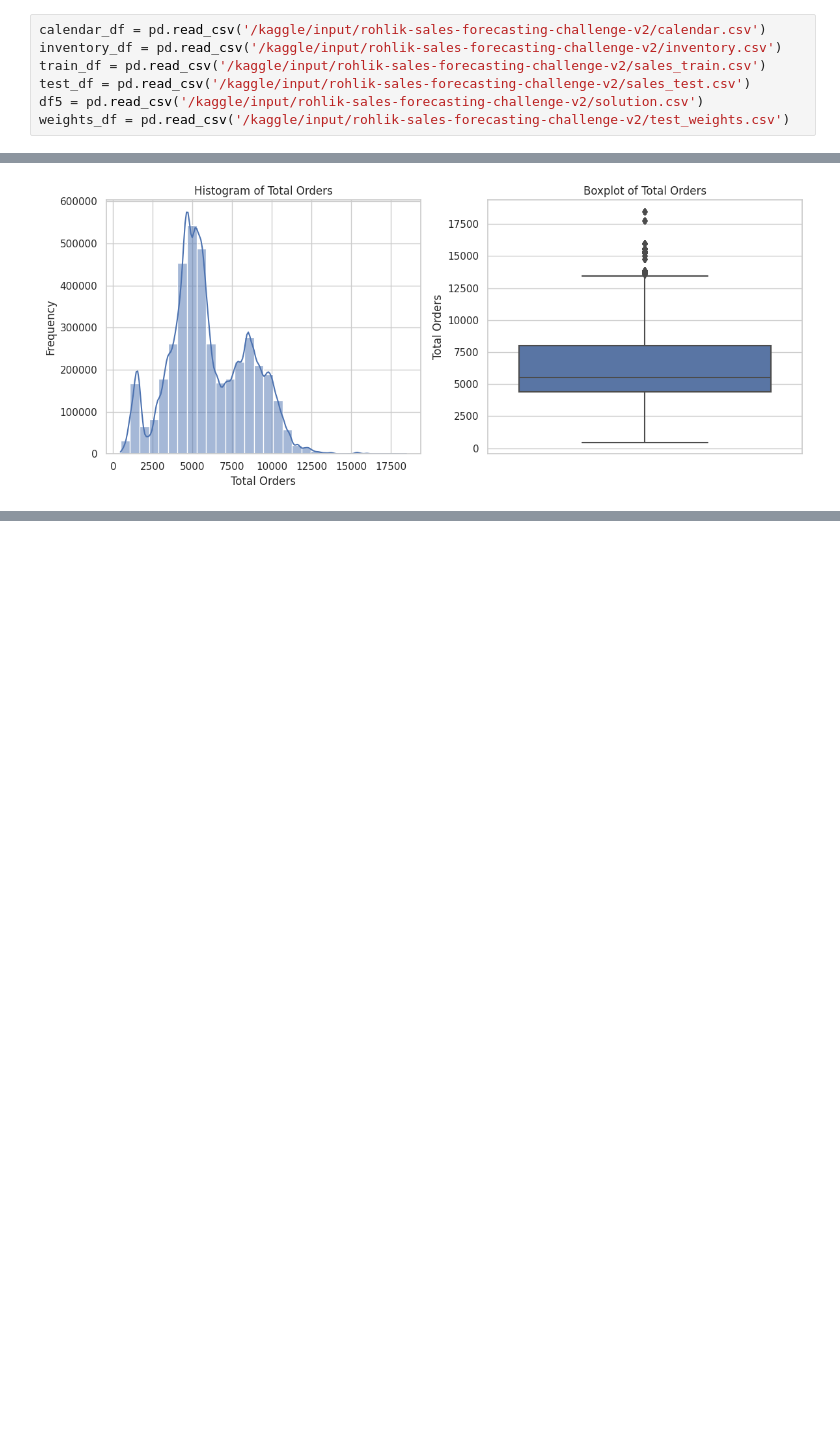
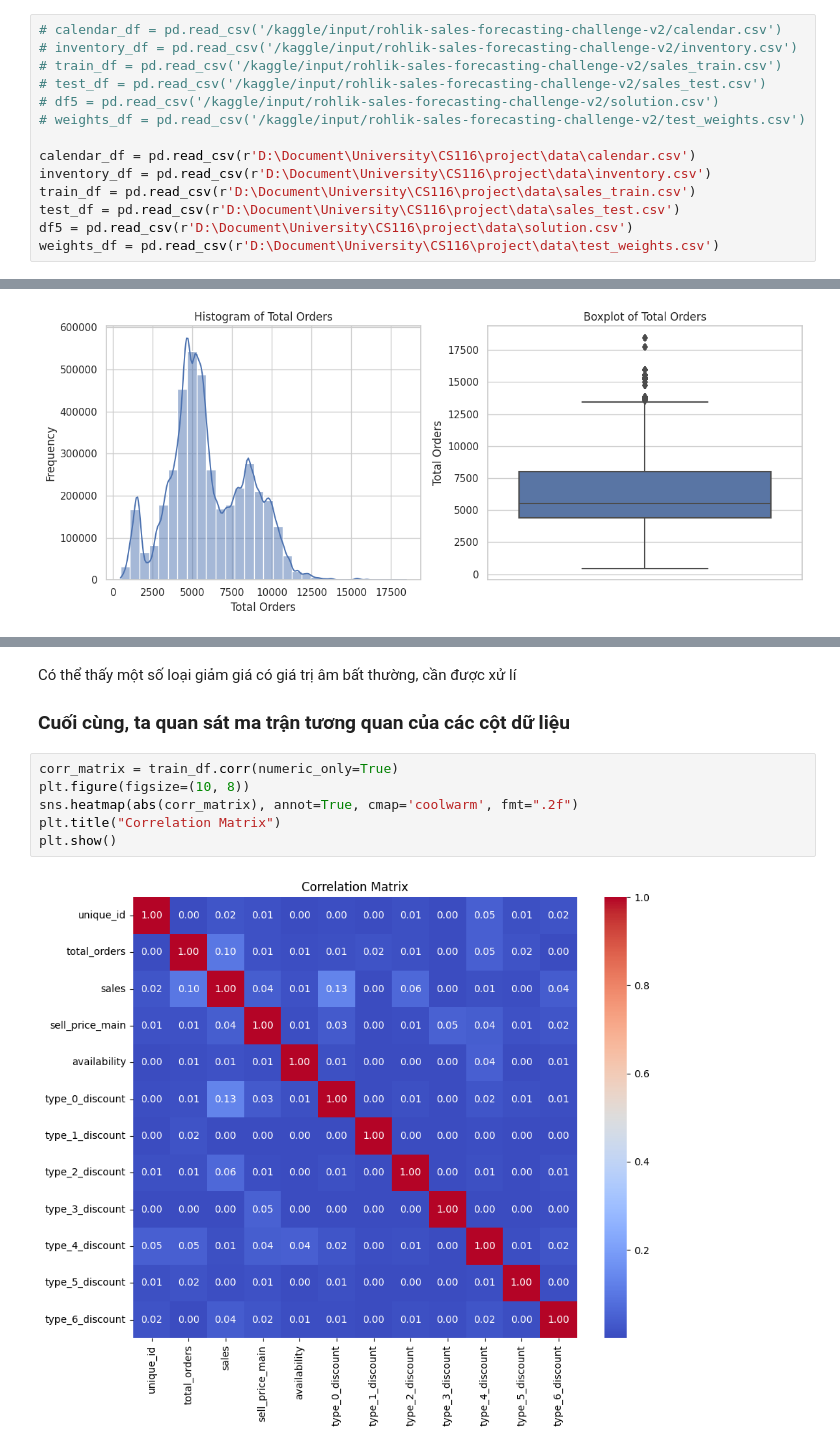
Before and after one commit to doquanglucuit/CS116, a Jupyter notebook: project/EDA.ipynb, the cells around one changed output, grey strips where cells are left out. Saved outputs shown, nothing was run; the diff lists cells and outputs as text; blank space fills up the shorter version.

Commit message:
project

```diff
--- a/project/EDA.ipynb
+++ b/project/EDA.ipynb
@@ -43,12 +43,19 @@ import joblib
 # %% [markdown]
 # Load data
 # %%
-calendar_df = pd.read_csv('/kaggle/input/rohlik-sales-forecasting-challenge-v2/calendar.csv')
-inventory_df = pd.read_csv('/kaggle/input/rohlik-sales-forecasting-challenge-v2/inventory.csv')
-train_df = pd.read_csv('/kaggle/input/rohlik-sales-forecasting-challenge-v2/sales_train.csv')
-test_df = pd.read_csv('/kaggle/input/rohlik-sales-forecasting-challenge-v2/sales_test.csv')
-df5 = pd.read_csv('/kaggle/input/rohlik-sales-forecasting-challenge-v2/solution.csv')
-weights_df = pd.read_csv('/kaggle/input/rohlik-sales-forecasting-challenge-v2/test_weights.csv')
+# calendar_df = pd.read_csv('/kaggle/input/rohlik-sales-forecasting-challenge-v2/calendar.csv')
+# inventory_df = pd.read_csv('/kaggle/input/rohlik-sales-forecasting-challenge-v2/inventory.csv')
+# train_df = pd.read_csv('/kaggle/input/rohlik-sales-forecasting-challenge-v2/sales_train.csv')
+# test_df = pd.read_csv('/kaggle/input/rohlik-sales-forecasting-challenge-v2/sales_test.csv')
+# df5 = pd.read_csv('/kaggle/input/rohlik-sales-forecasting-challenge-v2/solution.csv')
+# weights_df = pd.read_csv('/kaggle/input/rohlik-sales-forecasting-challenge-v2/test_weights.csv')
+
+calendar_df = pd.read_csv(r'D:\Document\University\CS116\project\data\calendar.csv')
+inventory_df = pd.read_csv(r'D:\Document\University\CS116\project\data\inventory.csv')
+train_df = pd.read_csv(r'D:\Document\University\CS116\project\data\sales_train.csv')
+test_df = pd.read_csv(r'D:\Document\University\CS116\project\data\sales_test.csv')
+df5 = pd.read_csv(r'D:\Document\University\CS116\project\data\solution.csv')
+weights_df = pd.read_csv(r'D:\Document\University\CS116\project\data\test_weights.csv')
 # %%
 df5
 # %% [output]
@@ -295,0 +332,11 @@ Nhận xét:
+# %% [markdown]
+Có thể thấy một số loại giảm giá có giá trị âm bất thường, cần được xử lí
+### Cuối cùng, ta quan sát ma trận tương quan của các cột dữ liệu
+# %%
+corr_matrix = train_df.corr(numeric_only=True)
+plt.figure(figsize=(10, 8))
+sns.heatmap(abs(corr_matrix), annot=True, cmap='coolwarm', fmt=".2f")
+plt.title("Correlation Matrix")
+plt.show()
+# %% [output]
+[figure, added]
```
Also changed, not shown: parts of 7 cells of this notebook.
